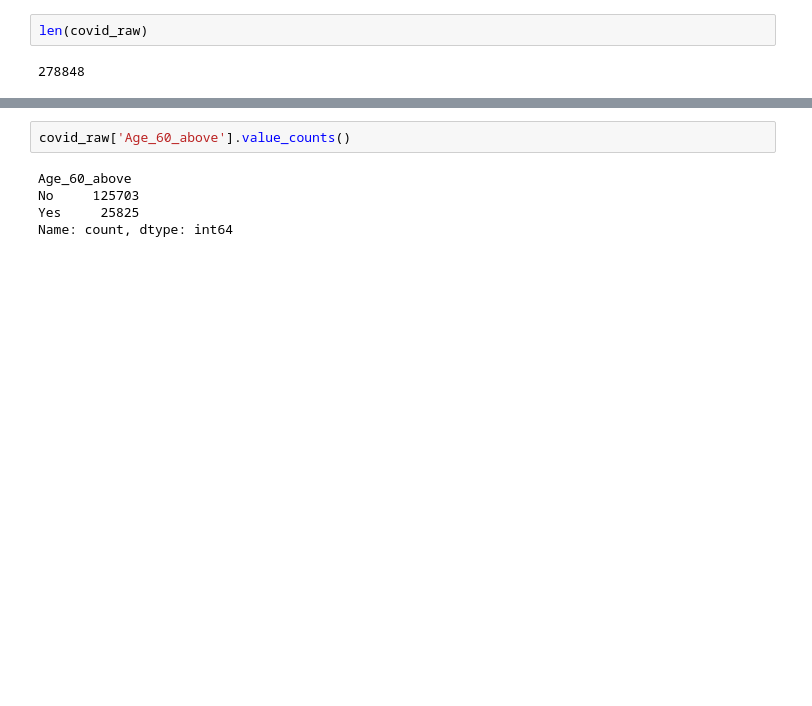
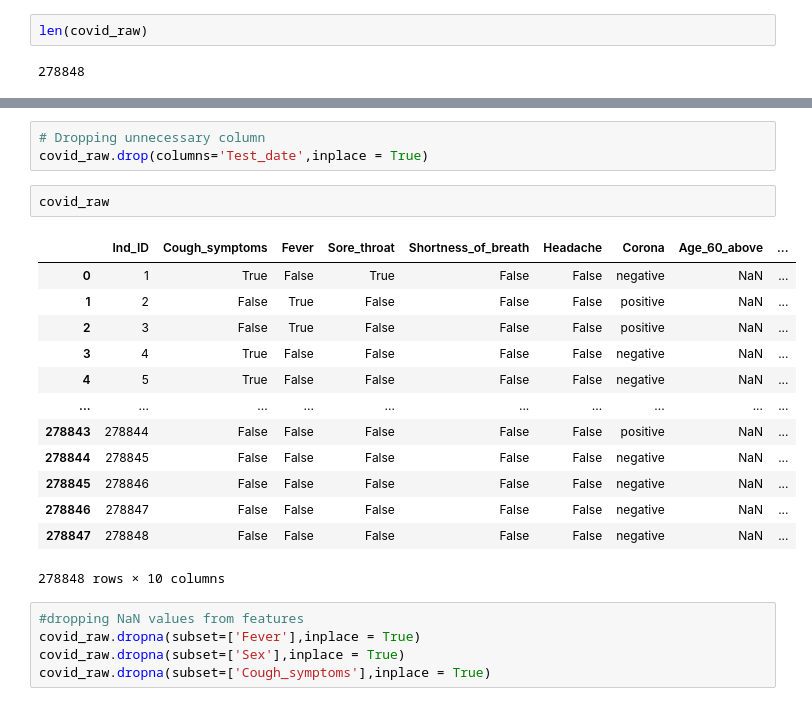
Before and after one commit to Gemini-Abhi/Machine-Learning-projects, a Jupyter notebook: Covid Project/Covid_Project.ipynb, the cells around one changed output, grey strips where cells are left out. Saved outputs shown, nothing was run; the diff lists cells and outputs as text; blank space fills up the shorter version.

Commit message:
Null value Treatment
Some Null Values are deleted
Age_60_above feature's null values are imputed using Machine Learning Algorithm

```diff
--- a/Covid Project/Covid_Project.ipynb
+++ b/Covid Project/Covid_Project.ipynb
@@ -110,7 +126,24 @@ len(covid_raw)
+# %%
+# Dropping unnecessary column
+covid_raw.drop(columns='Test_date',inplace = True)
 # %%
-covid_raw['Age_60_above'].value_counts()
+covid_raw
 # %% [output]
+|  | Ind_ID | Cough_symptoms | Fever | Sore_throat | Shortness_of_breath | Headache | Corona | Age_60_above | ... |
+| 0 | 1 | True | False | True | False | False | negative | NaN | ... |
+| 1 | 2 | False | True | False | False | False | positive | NaN | ... |
+| 2 | 3 | False | True | False | False | False | positive | NaN | ... |
+| 3 | 4 | True | False | False | False | False | negative | NaN | ... |
+| 4 | 5 | True | False | False | False | False | negative | NaN | ... |
+| ... | ... | ... | ... | ... | ... | ... | ... | ... | ... |
+| 278843 | 278844 | False | False | False | False | False | positive | NaN | ... |
+| 278844 | 278845 | False | False | False | False | False | negative | NaN | ... |
+| 278845 | 278846 | False | False | False | False | False | negative | NaN | ... |
+| 278846 | 278847 | False | False | False | False | False | negative | NaN | ... |
+| 278847 | 278848 | False | False | False | False | False | negative | NaN | ... |
-Age_60_above
-No     125703
-Yes     25825
-Name: count, dtype: int64
+278848 rows × 10 columns
+# %%
+#dropping NaN values from features
+covid_raw.dropna(subset=['Fever'],inplace = True)
+covid_raw.dropna(subset=['Sex'],inplace = True)
+covid_raw.dropna(subset=['Cough_symptoms'],inplace = True)
```
Also changed, not shown: parts of 27 cells of this notebook.
